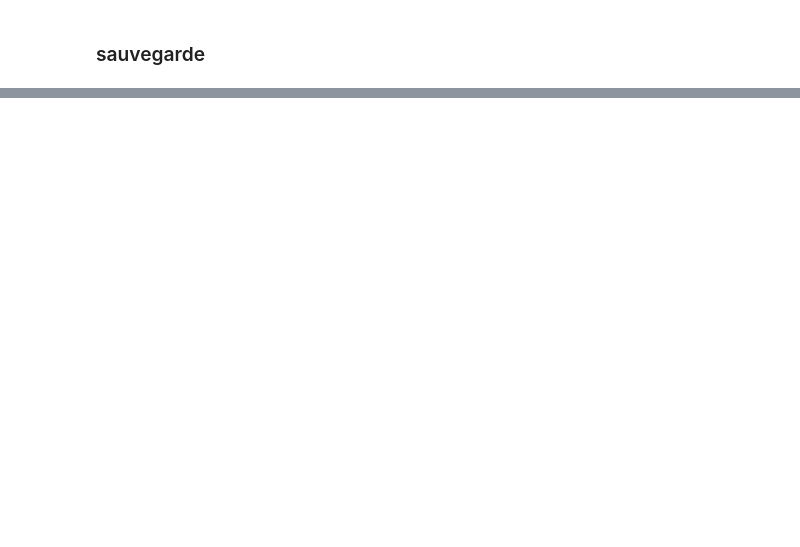
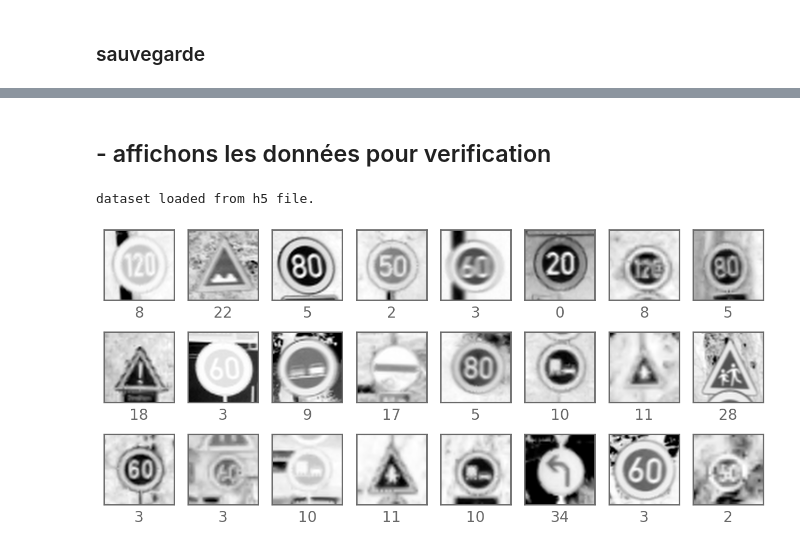
Before and after one commit to tchotaneu/Traffic_Sign_Recognition_Software, a Jupyter notebook: 01-Preparation_des_donnees.ipynb, the cells around one changed output, grey strips where cells are left out. Drawn from its saved outputs; the diff is of its cells as text; code cells hidden in the pictures; blank space fills up the shorter version.

```diff
--- a/01-Preparation_des_donnees.ipynb
+++ b/01-Preparation_des_donnees.ipynb
@@ -304,0 +437,21 @@ def save_h5_dataset(x_train, y_train, x_test, y_test, x_meta,y_meta, filename):
+# %% [markdown]
+## - affichons les données pour verification
+# %%
+projet.chrono_start()
+
+dataset='set-48x48-L'
+samples=range(24)
+
+with  h5py.File(f'{output_dir}/{dataset}.h5','r') as f:
+    x_tmp = f['x_train'][:]
+    y_tmp = f['y_train'][:]
+    print("dataset loaded from h5 file.")
+
+projet.plot_images(x_tmp,y_tmp, samples, columns=8, x_size=2, y_size=2,
+                colorbar=False, y_pred=None, cm='binary', save_as='16-enhanced_images')
+x_tmp,y_tmp=0,0
+
+projet.chrono_show()
+# %% [output]
+dataset loaded from h5 file.
+[figure, added]
```
Also changed, not shown: parts of 16 cells of this notebook, 4 other files.
